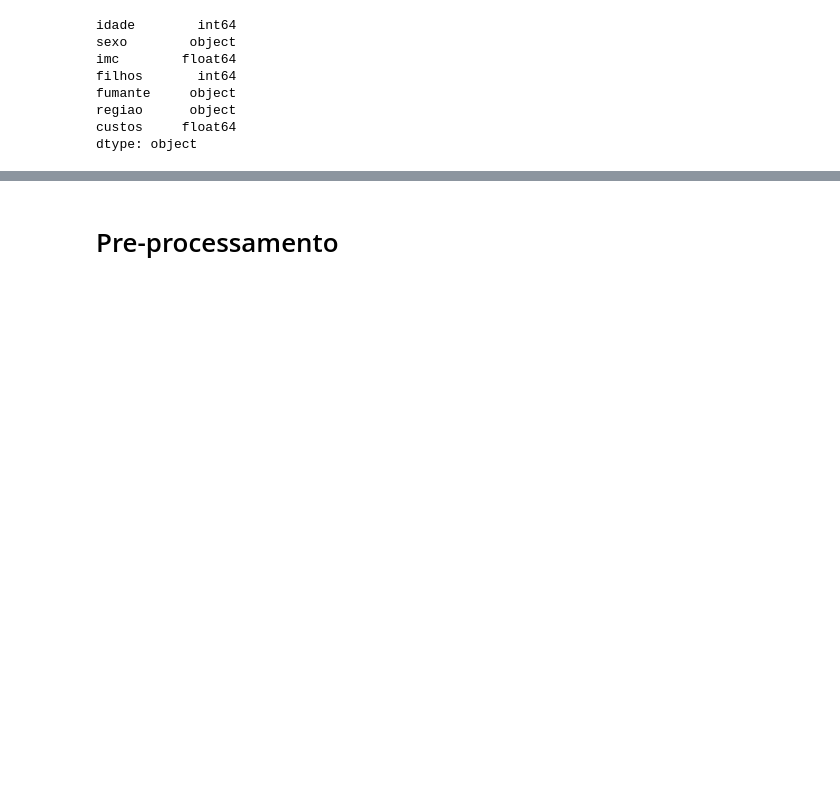
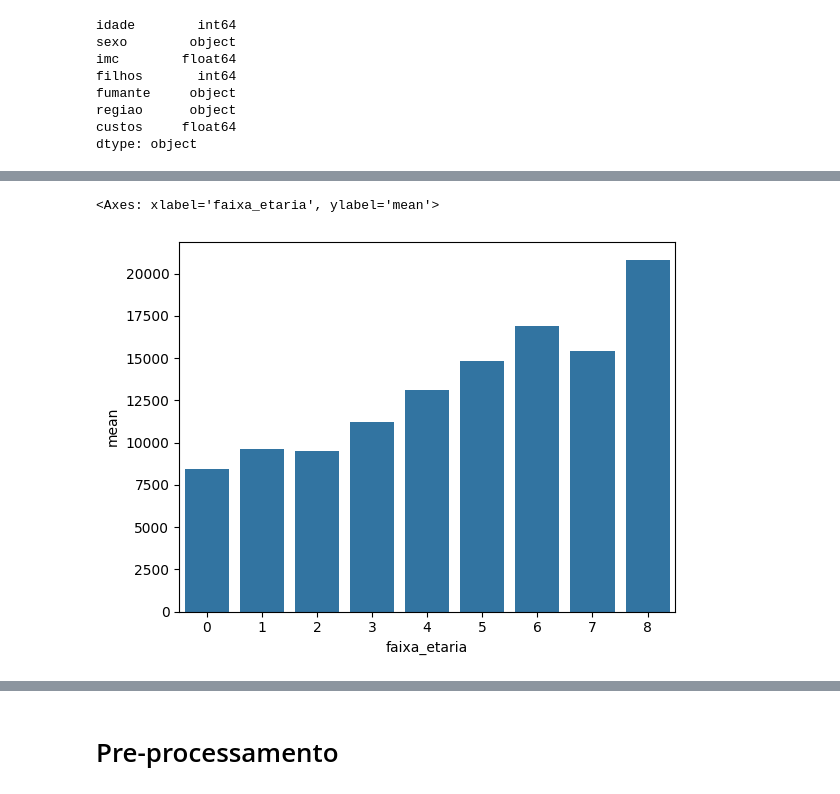
Before and after one commit to adrianomqs/FIAP_Modulo1_Tech_Challenge, a Jupyter notebook: FIAP_Modulo1_Tech_Challenge_Unificado.ipynb, the cells around one changed output, grey strips where cells are left out. Saved outputs shown, nothing was run; the diff lists cells and outputs as text; code cells hidden in the pictures; blank space fills up the shorter version.

```diff
--- a/FIAP_Modulo1_Tech_Challenge_Unificado.ipynb
+++ b/FIAP_Modulo1_Tech_Challenge_Unificado.ipynb
@@ -221,0 +309,5 @@ dtype: object
+# %%
+sns.barplot(x = "faixa_etaria", y = "mean", data = dados_desc)
+# %% [output]
+<Axes: xlabel='faixa_etaria', ylabel='mean'>
+[figure, added]
```
Also changed, not shown: parts of 33 cells of this notebook.
